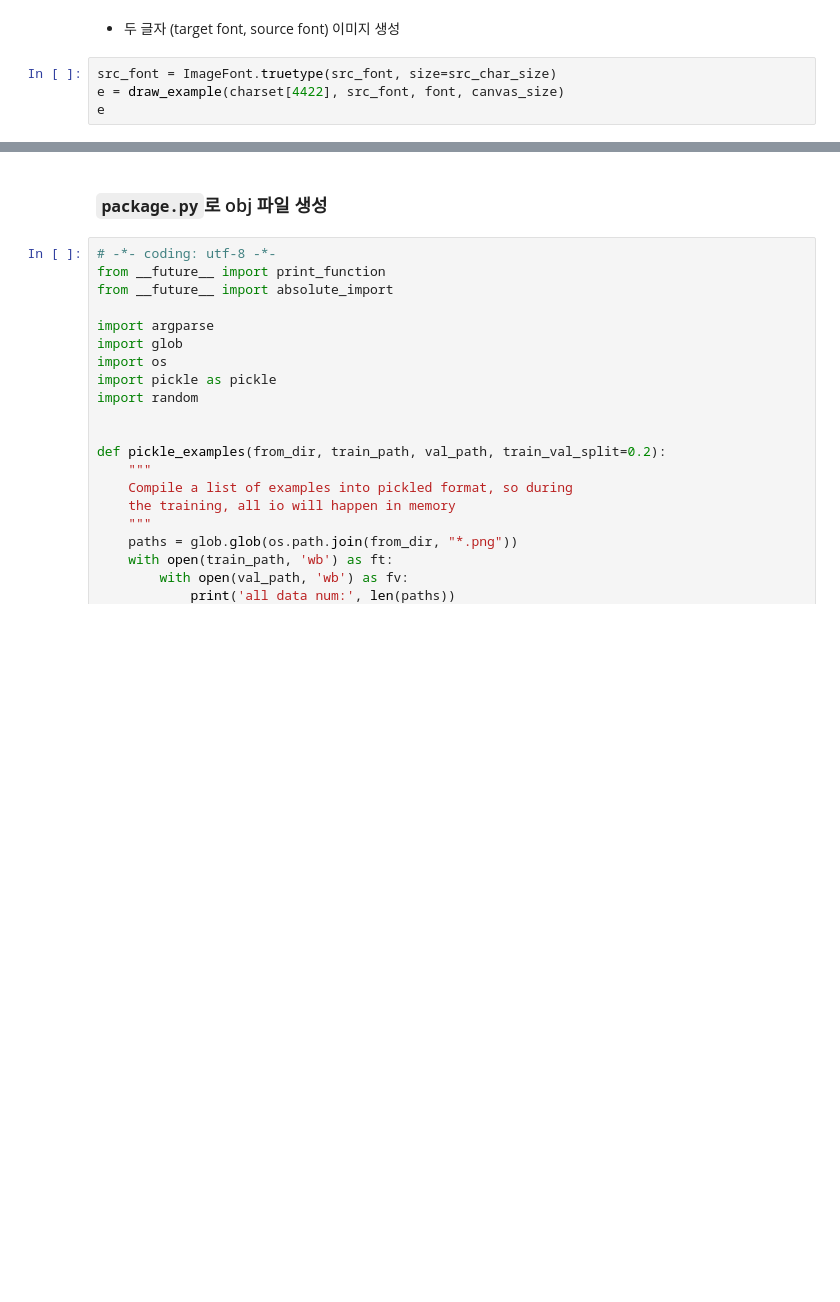
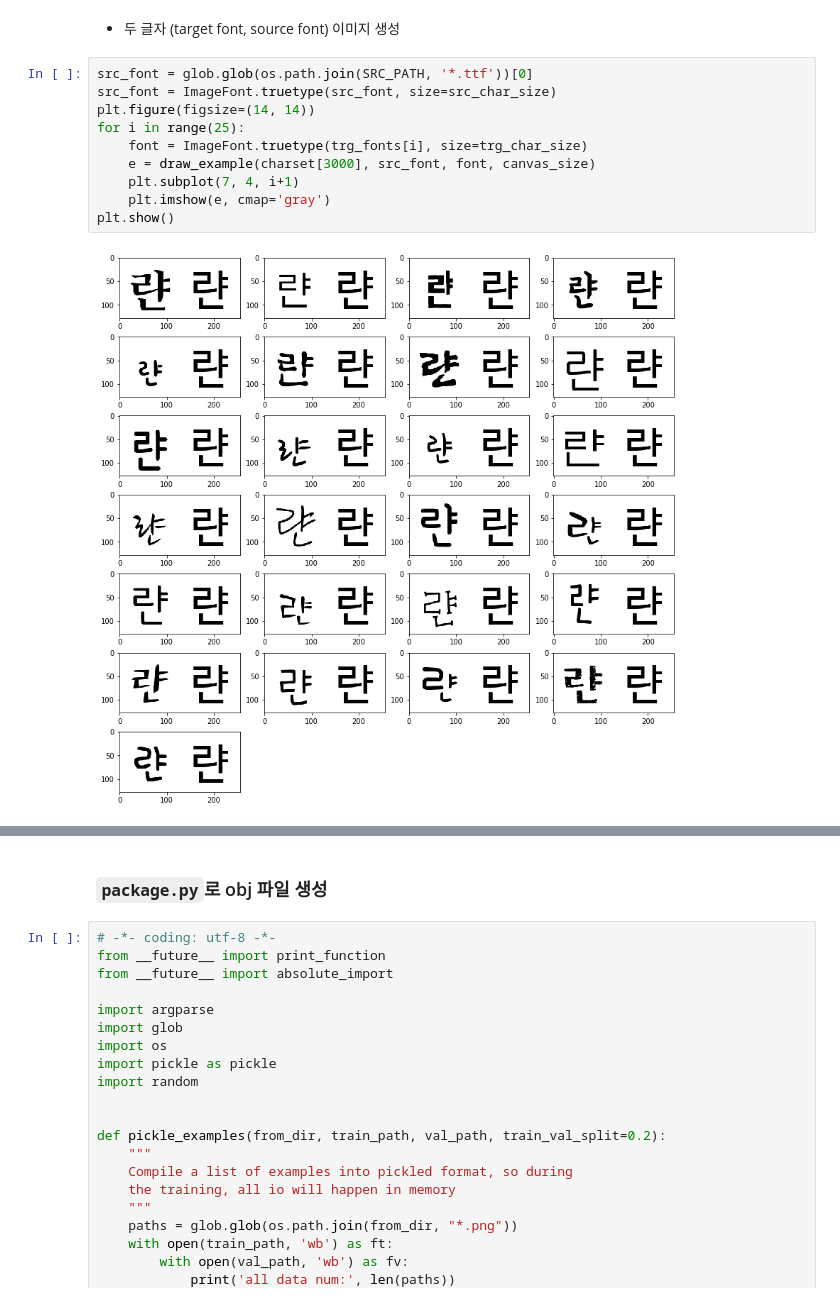
Before and after one commit to jeina7/GAN-handwriting-styler, a Jupyter notebook: 01_dataset_generate.ipynb, the cells around one changed output, grey strips where cells are left out. Drawn from its saved outputs; the diff is of its cells as text; blank space fills up the shorter version.

```diff
--- a/01_dataset_generate.ipynb
+++ b/01_dataset_generate.ipynb
@@ -111,9 +119,17 @@ dst_img
 # %% [markdown]
 - 두 글자 (target font, source font) 이미지 생성
-# %%
-src_font = ImageFont.truetype(src_font, size=src_char_size)
-e = draw_example(charset[4422], src_font, font, canvas_size)
-e
+# %%
+src_font = glob.glob(os.path.join(SRC_PATH, '*.ttf'))[0]
+src_font = ImageFont.truetype(src_font, size=src_char_size)
+plt.figure(figsize=(14, 14))
+for i in range(25):
+    font = ImageFont.truetype(trg_fonts[i], size=trg_char_size)
+    e = draw_example(charset[3000], src_font, font, canvas_size)
+    plt.subplot(7, 4, i+1)
+    plt.imshow(e, cmap='gray')
+plt.show()
+# %% [output]
+[figure, added]
 # %%
 count = 0
 font_label = 0
```
Also changed, not shown: parts of 9 cells of this notebook.
